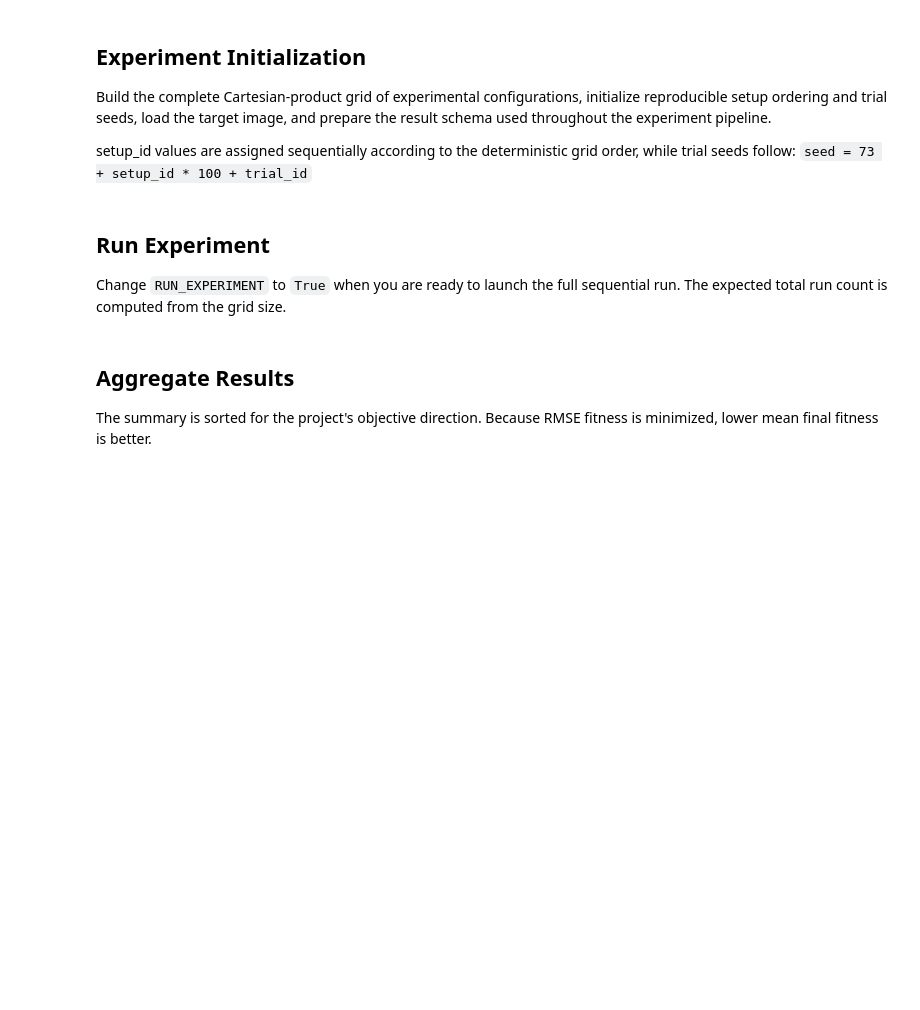
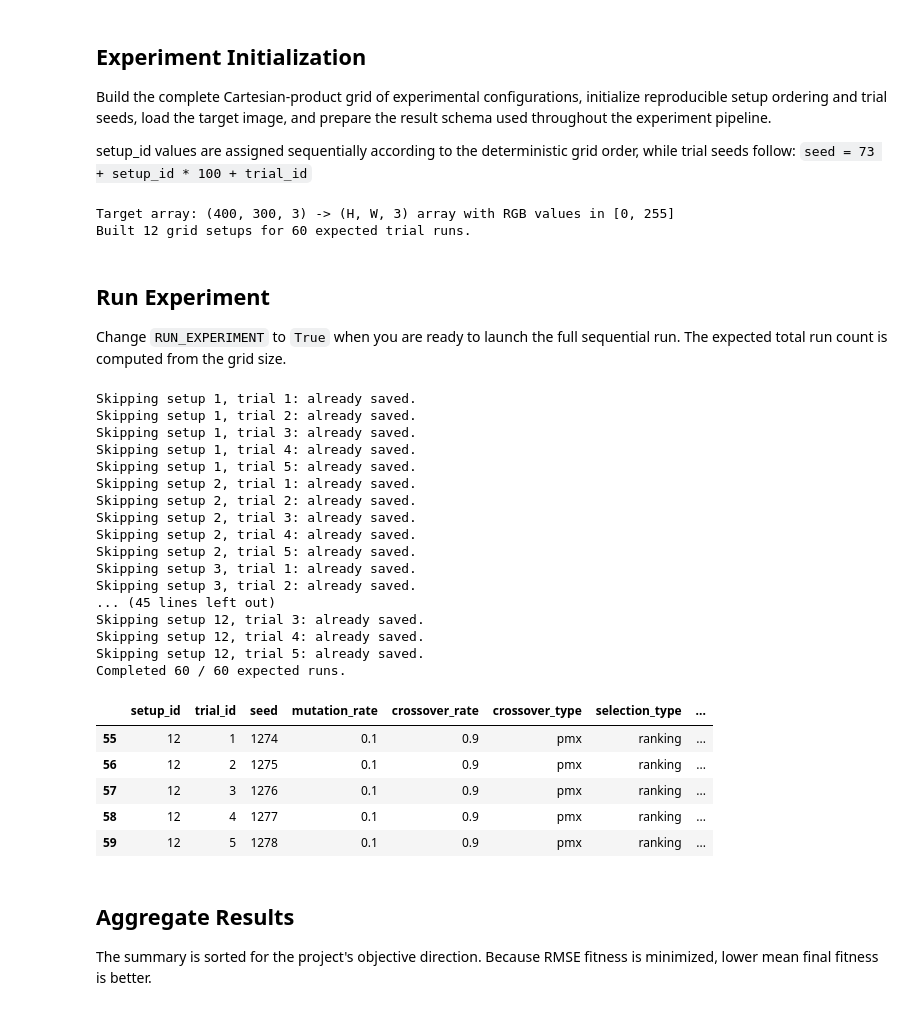
Before and after one commit to alexmr-ds/CIFO_project, a Jupyter notebook: notebooks/Grid_search_experiment.ipynb, the cells around one changed output. Drawn from its saved outputs; the diff is of its cells as text; code cells hidden in the pictures; blank space fills up the shorter version.

```diff
--- a/notebooks/Grid_search_experiment.ipynb
+++ b/notebooks/Grid_search_experiment.ipynb
@@ -13,6 +13,8 @@ The expensive execution cell is guarded by `RUN_EXPERIMENT = False`. When enable
 
 import os
 import sys
+import json
+import importlib
 from pathlib import Path
 
 import matplotlib.pyplot as plt
@@ -26,6 +28,11 @@ if str(project_root) not in sys.path:
 
 from src import load_image
 from src.ga import cross_over, fitness, grid_search, mutate
+
+cross_over = importlib.reload(cross_over)
+fitness = importlib.reload(fitness)
+grid_search = importlib.reload(grid_search)
+mutate = importlib.reload(mutate)
 # %% [markdown]
 ## Project API Connection
 
@@ -46,11 +53,12 @@ These values stay constant for every run. The alpha range uses the current fixed
 BASE_SEED = 73
 N_TRIALS = 5
 FITNESS_OBJECTIVE = "minimize"
-EARLY_STOPPING_PATIENCE = 5
+EARLY_STOPPING_PATIENCE = 50
 
-RESULTS_DIR = project_root / "results"
+RESULTS_DIR = project_root / "results" / "grid_search"
 RAW_RESULTS_PATH = RESULTS_DIR / "grid_search_raw_results.csv"
 SUMMARY_PATH = RESULTS_DIR / "grid_search_summary.csv"
+BEST_CONFIG_PATH = RESULTS_DIR / "best_config.json"
 IMAGE_PATH = project_root / "images" / "girl_pearl_earing.png"
 
 RESULTS_DIR.mkdir(parents=True, exist_ok=True)
@@ -59,11 +67,16 @@ FIXED_PARAMS = {
     "elitism": 5,
     "population_size": 250,
     "generations": 500,
-    "triangle_alpha_range": (255, 255),
+    "triangle_alpha_range": (5, 255),
+    "mutation_rate": 0.1,
+    "crossover_rate": 0.9,
     "fitness_sharing": True,
     "sigma_share": 0.3,
     "n_bins": 8,
     "candidate_pool": 5,
+    "evaluation_backend": "process",
+    "n_jobs": 8,
+    "chunksize": 5,
 }
 
 FIXED_PARAMS
@@ -73,8 +100,6 @@ FIXED_PARAMS
 The grid search evaluates every combination in this space.
 # %%
 SEARCH_SPACE = {
-    "mutation_rate": [0.1],
-    "crossover_rate": [0.9],
     "crossover_type": [
         "two_point_one_child",
         "two_point_two_children",
@@ -104,12 +133,15 @@ print(
     f"Target array: {target_array.shape} -> (H, W, 3) array with RGB values in [0, 255]"
 )
 print(f"Built {len(grid_setups)} grid setups for {EXPECTED_RUNS} expected trial runs.")
+# %% [output]
+Target array: (400, 300, 3) -> (H, W, 3) array with RGB values in [0, 255]
+Built 12 grid setups for 60 expected trial runs.
 # %% [markdown]
 ## Run Experiment
 
 Change `RUN_EXPERIMENT` to `True` when you are ready to launch the full sequential run. The expected total run count is computed from the grid size.
 # %%
-RUN_EXPERIMENT = False
+RUN_EXPERIMENT = True
 
 raw_results = grid_search.load_raw_results(RAW_RESULTS_PATH)
 completed = (
@@ -140,33 +172,57 @@ if RUN_EXPERIMENT:
                 trial_id=trial_id,
                 target_array=target_array,
                 fixed_params=FIXED_PARAMS,
                 base_seed=BASE_SEED,
                 fitness_function=FITNESS_FUNCTION,
                 mutation_function=MUTATION_FUNCTION,
                 crossover_functions=CROSSOVER_FUNCTIONS,
                 early_stopping_patience=EARLY_STOPPING_PATIENCE,
             )
             raw_results = pd.concat(
                 [raw_results, pd.DataFrame([result])], ignore_index=True
             )
             grid_search.save_raw_results(raw_results, RAW_RESULTS_PATH)
             completed.add(pair)
 
             print(
                 f"Saved setup {setup_id}, trial {trial_id}: "
                 f"fitness={result['final_best_fitness']:.6f}, "
                 f"generations={result['generations_run']}, "
                 f"stopped_early={result['stopped_early']}, "
                 f"runtime={result['runtime_seconds']:.1f}s"
             )
 else:
     print("RUN_EXPERIMENT is False. Set it to True to run or resume the experiment.")
 
 completed_pairs = expected_pairs & completed
 print(f"Completed {len(completed_pairs)} / {EXPECTED_RUNS} expected runs.")
 
 if not raw_results.empty:
     display(raw_results.sort_values(["setup_id", "trial_id"]).tail())
+# %% [output]
+Skipping setup 1, trial 1: already saved.
+Skipping setup 1, trial 2: already saved.
+Skipping setup 1, trial 3: already saved.
+Skipping setup 1, trial 4: already saved.
+Skipping setup 1, trial 5: already saved.
+Skipping setup 2, trial 1: already saved.
+Skipping setup 2, trial 2: already saved.
+Skipping setup 2, trial 3: already saved.
+Skipping setup 2, trial 4: already saved.
+Skipping setup 2, trial 5: already saved.
+Skipping setup 3, trial 1: already saved.
+Skipping setup 3, trial 2: already saved.
+... (45 lines left out)
+Skipping setup 12, trial 3: already saved.
+Skipping setup 12, trial 4: already saved.
+Skipping setup 12, trial 5: already saved.
+Completed 60 / 60 expected runs.
+|  | setup_id | trial_id | seed | mutation_rate | crossover_rate | crossover_type | selection_type | ... |
+| 55 | 12 | 1 | 1274 | 0.1 | 0.9 | pmx | ranking | ... |
+| 56 | 12 | 2 | 1275 | 0.1 | 0.9 | pmx | ranking | ... |
+| 57 | 12 | 3 | 1276 | 0.1 | 0.9 | pmx | ranking | ... |
+| 58 | 12 | 4 | 1277 | 0.1 | 0.9 | pmx | ranking | ... |
+| 59 | 12 | 5 | 1278 | 0.1 | 0.9 | pmx | ranking | ... |
 # %% [markdown]
 ## Aggregate Results
 
```
Also changed, not shown: parts of 7 cells of this notebook, 6 other files.
